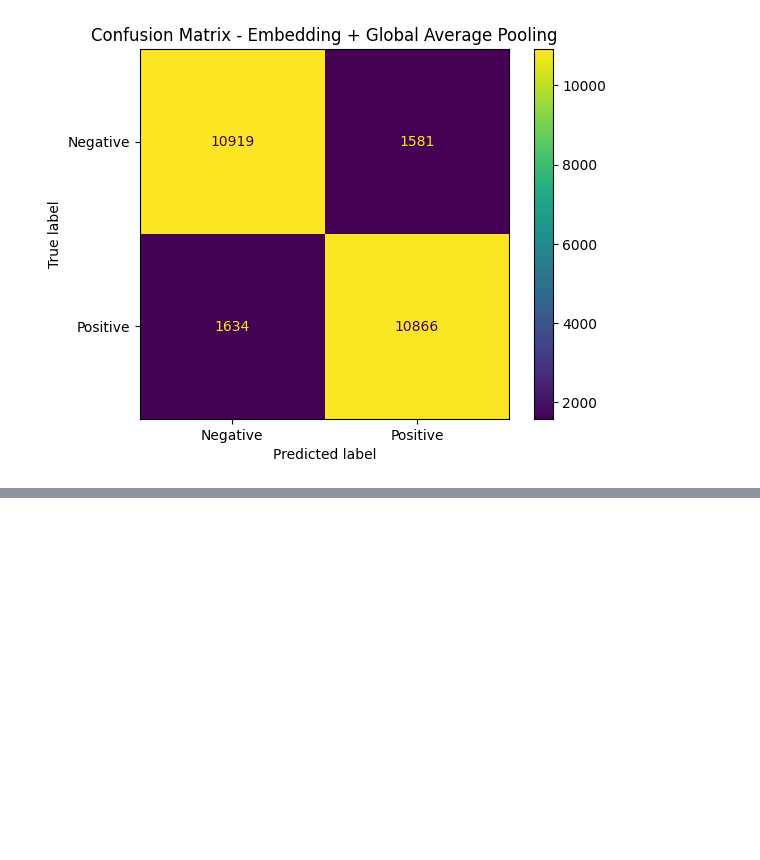
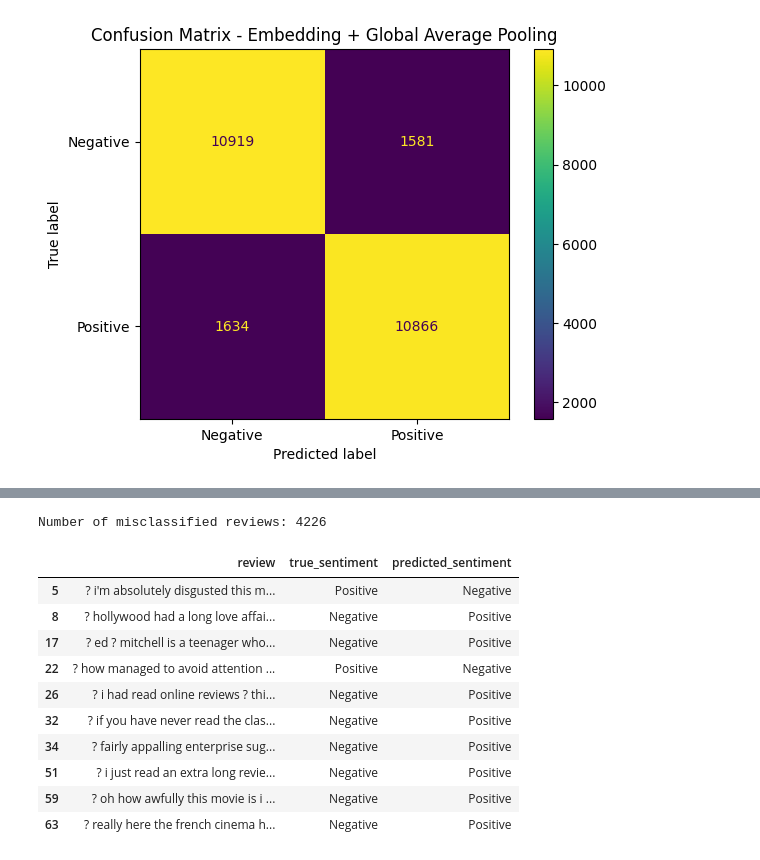
Before and after one commit to Rivier-Computer-Science/SP25-690-Tadikamalla, a Jupyter notebook: COMP690AH2/COMP690AH2_hotel_sentiment_improved.ipynb, the cells around one changed output, grey strips where cells are left out. Saved outputs shown, nothing was run; the diff lists cells and outputs as text; code cells hidden in the pictures; blank space fills up the shorter version.

```diff
--- a/COMP690AH2/COMP690AH2_hotel_sentiment_improved.ipynb
+++ b/COMP690AH2/COMP690AH2_hotel_sentiment_improved.ipynb
@@ -262,0 +438,28 @@ weighted avg       0.87      0.87      0.87     25000
+# %%
+# Failure analysis using Bidirectional LSTM predictions
+failure_df = pd.DataFrame({
+    "review": x_test_text,
+    "true_label": y_test,
+    "predicted_label": y_pred_bilstm
+})
+
+failure_df["true_sentiment"] = failure_df["true_label"].map({0: "Negative", 1: "Positive"})
+failure_df["predicted_sentiment"] = failure_df["predicted_label"].map({0: "Negative", 1: "Positive"})
+
+misclassified = failure_df[failure_df["true_label"] != failure_df["predicted_label"]]
+
+print("Number of misclassified reviews:", len(misclassified))
+misclassified[["review", "true_sentiment", "predicted_sentiment"]].head(10)
+# %% [output]
+Number of misclassified reviews: 4226
+|  | review | true_sentiment | predicted_sentiment |
+| 5 | ? i'm absolutely disgusted this m... | Positive | Negative |
+| 8 | ? hollywood had a long love affai... | Negative | Positive |
+| 17 | ? ed ? mitchell is a teenager who... | Negative | Positive |
+| 22 | ? how managed to avoid attention ... | Positive | Negative |
+| 26 | ? i had read online reviews ? thi... | Negative | Positive |
+| 32 | ? if you have never read the clas... | Negative | Positive |
+| 34 | ? fairly appalling enterprise sug... | Negative | Positive |
+| 51 | ? i just read an extra long revie... | Negative | Positive |
+| 59 | ? oh how awfully this movie is i ... | Negative | Positive |
+| 63 | ? really here the french cinema h... | Negative | Positive |
```
Also changed, not shown: parts of 4 cells of this notebook.
